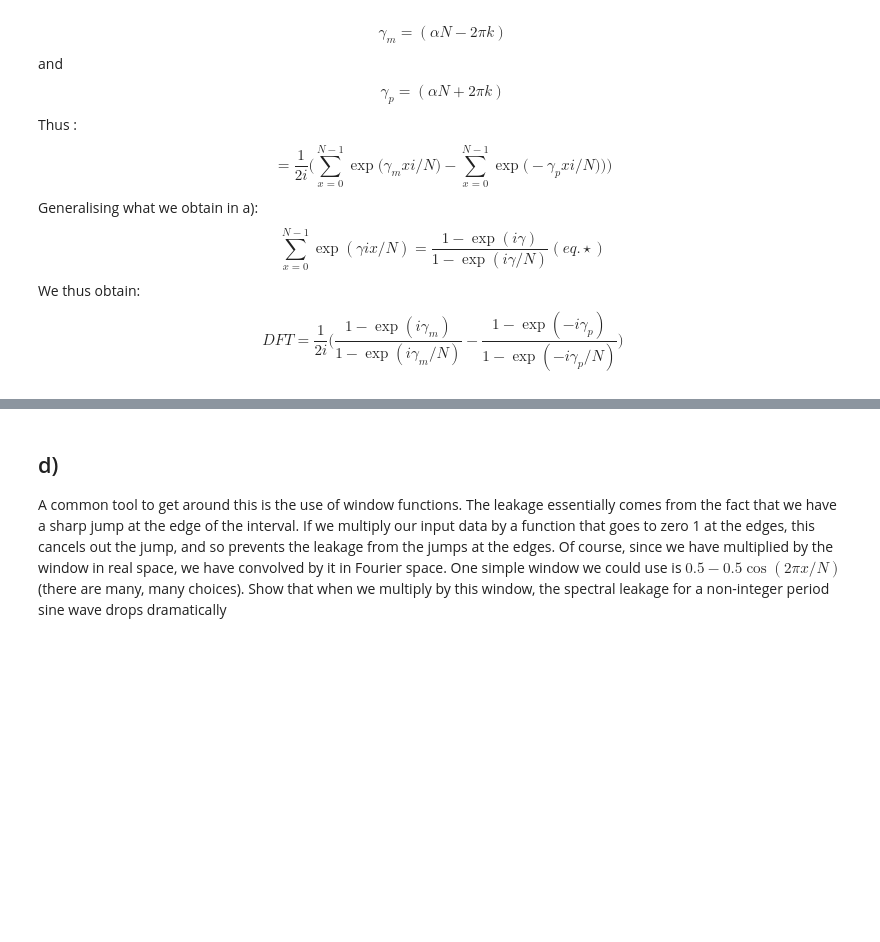
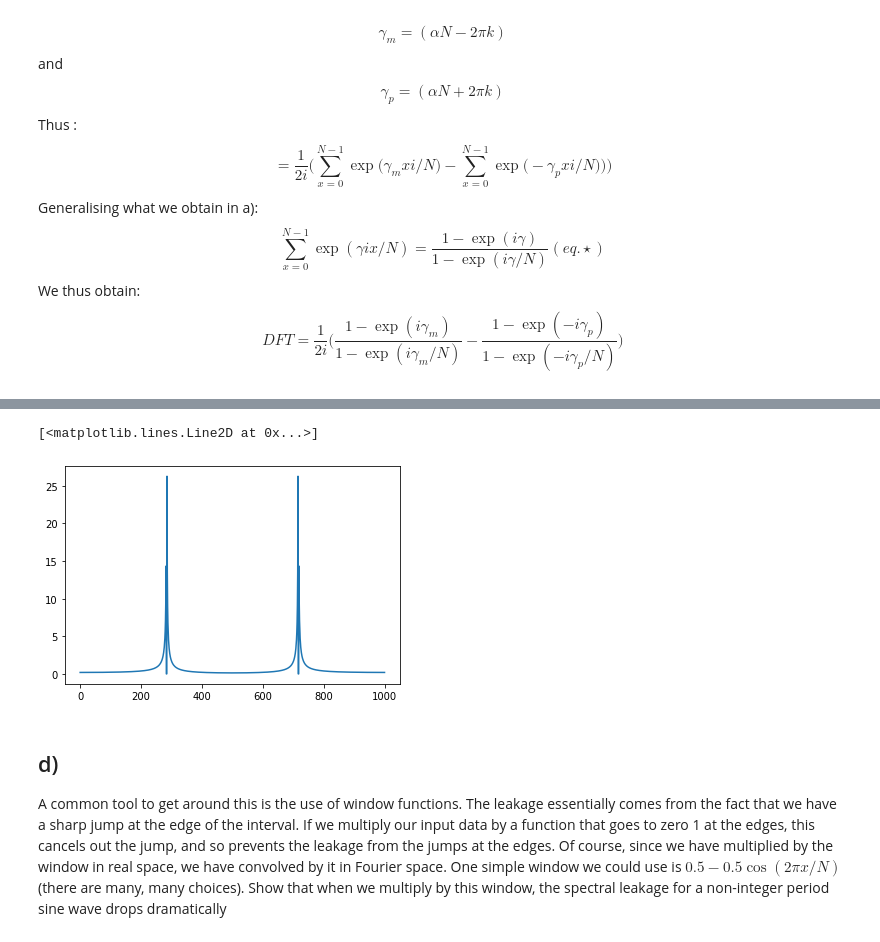
Before and after one commit to RphlFrmnt/PHYS512, a Jupyter notebook: Assign_4.ipynb, the cells around one changed output, grey strips where cells are left out. Saved outputs shown, nothing was run; the diff lists cells and outputs as text; code cells hidden in the pictures; blank space fills up the shorter version.

```diff
--- a/Assign_4.ipynb
+++ b/Assign_4.ipynb
@@ -314,3 +347,11 @@ plt.plot(k,FFT,".")
+# %%
+deltaFFT = Delta2(np.abs(FFT))
+# Computing the residual of delta vs FFT
+Res = np.abs(FFT) - deltaFFT
+plt.plot(k,Res)
+# %% [output]
+[<matplotlib.lines.Line2D at 0x...>]
+[figure, added]
 # %% [markdown]
 ## d)
 A common tool to get around this is the use of window functions. The leakage essentially comes from the fact that we have a sharp jump at the edge of the interval. If we multiply our input data by a function that goes to zero 1 at the edges, this cancels out the jump, and so prevents the leakage from the jumps at the edges. Of course, since we have multiplied by the window in real space, we have convolved by it in Fourier space. One simple window we could use is $0.5 − 0.5 \cos(2πx/N)$ (there are many, many choices). Show that when we multiply by this window, the spectral leakage for a non-integer period sine wave drops dramatically
```
Also changed, not shown: parts of 14 cells of this notebook.
